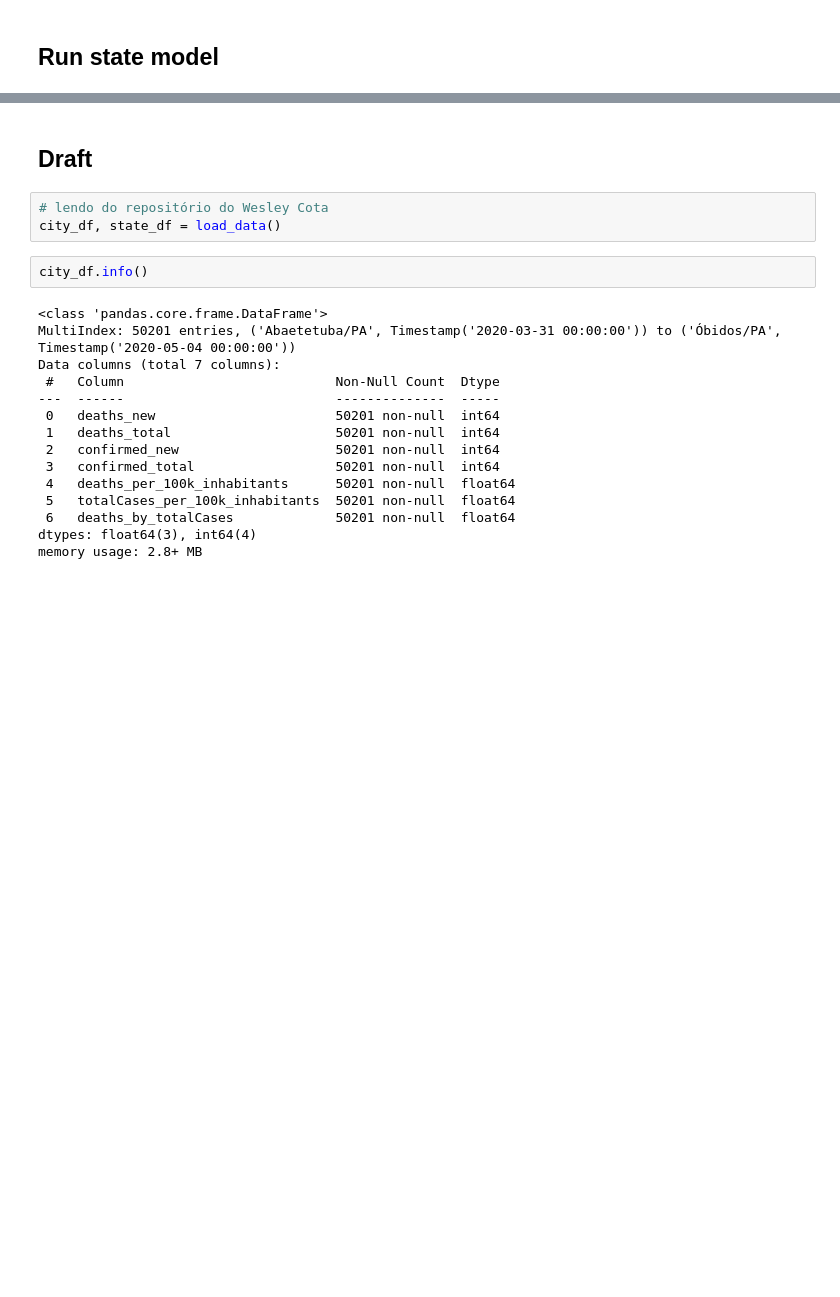
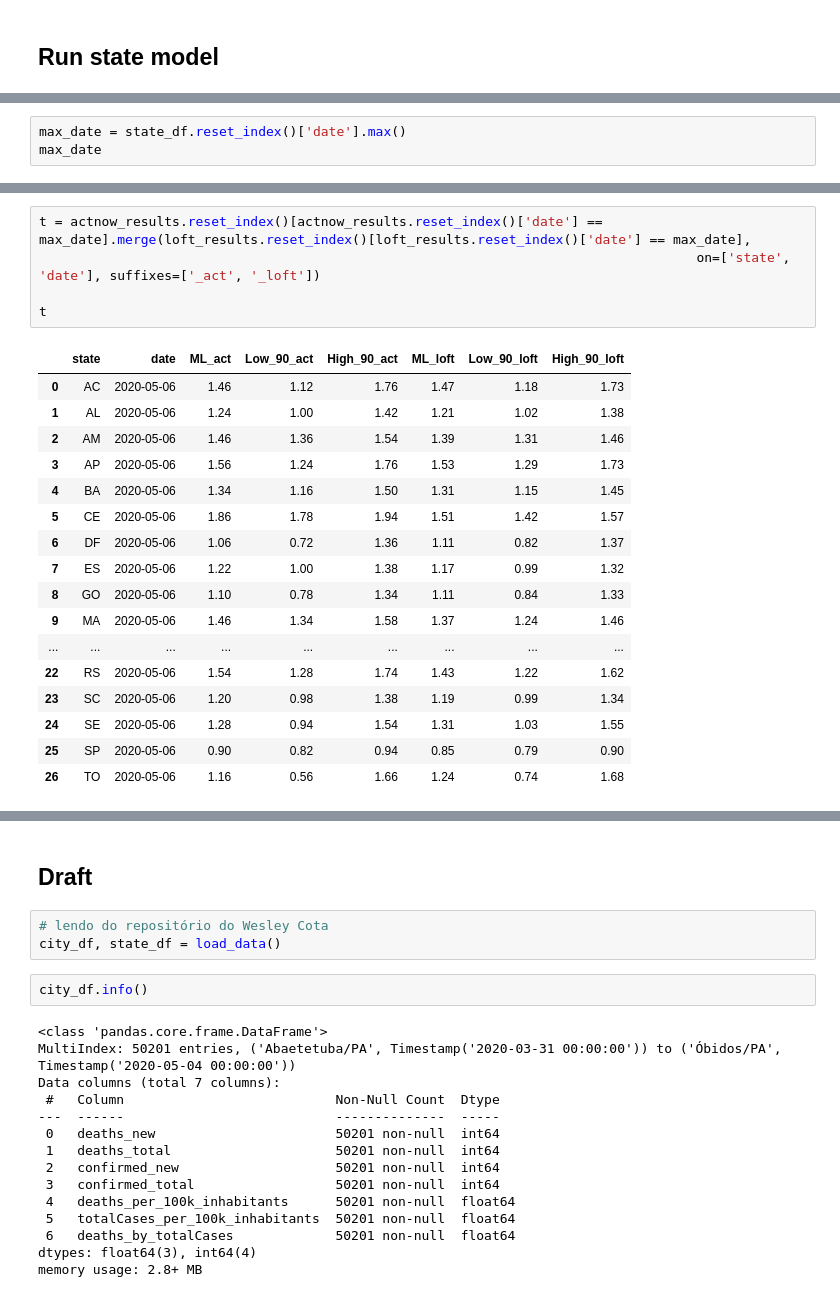
Before and after one commit to ImpulsoGov/coronacidades-datasource, a Jupyter notebook: notebooks/estimate_reproduction_number.ipynb, the cells around one changed output, grey strips where cells are left out. Drawn from its saved outputs; the diff is of its cells as text; blank space fills up the shorter version.

```diff
--- a/notebooks/estimate_reproduction_number.ipynb
+++ b/notebooks/estimate_reproduction_number.ipynb
@@ -265,0 +202,3 @@ plot_rt_states()
+# %%
+max_date = state_df.reset_index()['date'].max()
+max_date
@@ -265,0 +207,23 @@ plot_rt_states()
+# %%
+t = actnow_results.reset_index()[actnow_results.reset_index()['date'] == max_date].merge(loft_results.reset_index()[loft_results.reset_index()['date'] == max_date],
+                                                                                    on=['state', 'date'], suffixes=['_act', '_loft'])
+
+t
+# %% [output]
+|  | state | date | ML_act | Low_90_act | High_90_act | ML_loft | Low_90_loft | High_90_loft |
+| 0 | AC | 2020-05-06 | 1.46 | 1.12 | 1.76 | 1.47 | 1.18 | 1.73 |
+| 1 | AL | 2020-05-06 | 1.24 | 1.00 | 1.42 | 1.21 | 1.02 | 1.38 |
+| 2 | AM | 2020-05-06 | 1.46 | 1.36 | 1.54 | 1.39 | 1.31 | 1.46 |
+| 3 | AP | 2020-05-06 | 1.56 | 1.24 | 1.76 | 1.53 | 1.29 | 1.73 |
+| 4 | BA | 2020-05-06 | 1.34 | 1.16 | 1.50 | 1.31 | 1.15 | 1.45 |
+| 5 | CE | 2020-05-06 | 1.86 | 1.78 | 1.94 | 1.51 | 1.42 | 1.57 |
+| 6 | DF | 2020-05-06 | 1.06 | 0.72 | 1.36 | 1.11 | 0.82 | 1.37 |
+| 7 | ES | 2020-05-06 | 1.22 | 1.00 | 1.38 | 1.17 | 0.99 | 1.32 |
+| 8 | GO | 2020-05-06 | 1.10 | 0.78 | 1.34 | 1.11 | 0.84 | 1.33 |
+| 9 | MA | 2020-05-06 | 1.46 | 1.34 | 1.58 | 1.37 | 1.24 | 1.46 |
+| ... | ... | ... | ... | ... | ... | ... | ... | ... |
+| 22 | RS | 2020-05-06 | 1.54 | 1.28 | 1.74 | 1.43 | 1.22 | 1.62 |
+| 23 | SC | 2020-05-06 | 1.20 | 0.98 | 1.38 | 1.19 | 0.99 | 1.34 |
+| 24 | SE | 2020-05-06 | 1.28 | 0.94 | 1.54 | 1.31 | 1.03 | 1.55 |
+| 25 | SP | 2020-05-06 | 0.90 | 0.82 | 0.94 | 0.85 | 0.79 | 0.90 |
+| 26 | TO | 2020-05-06 | 1.16 | 0.56 | 1.66 | 1.24 | 0.74 | 1.68 |
```
Also changed, not shown: parts of 46 cells of this notebook, 4 other files.
